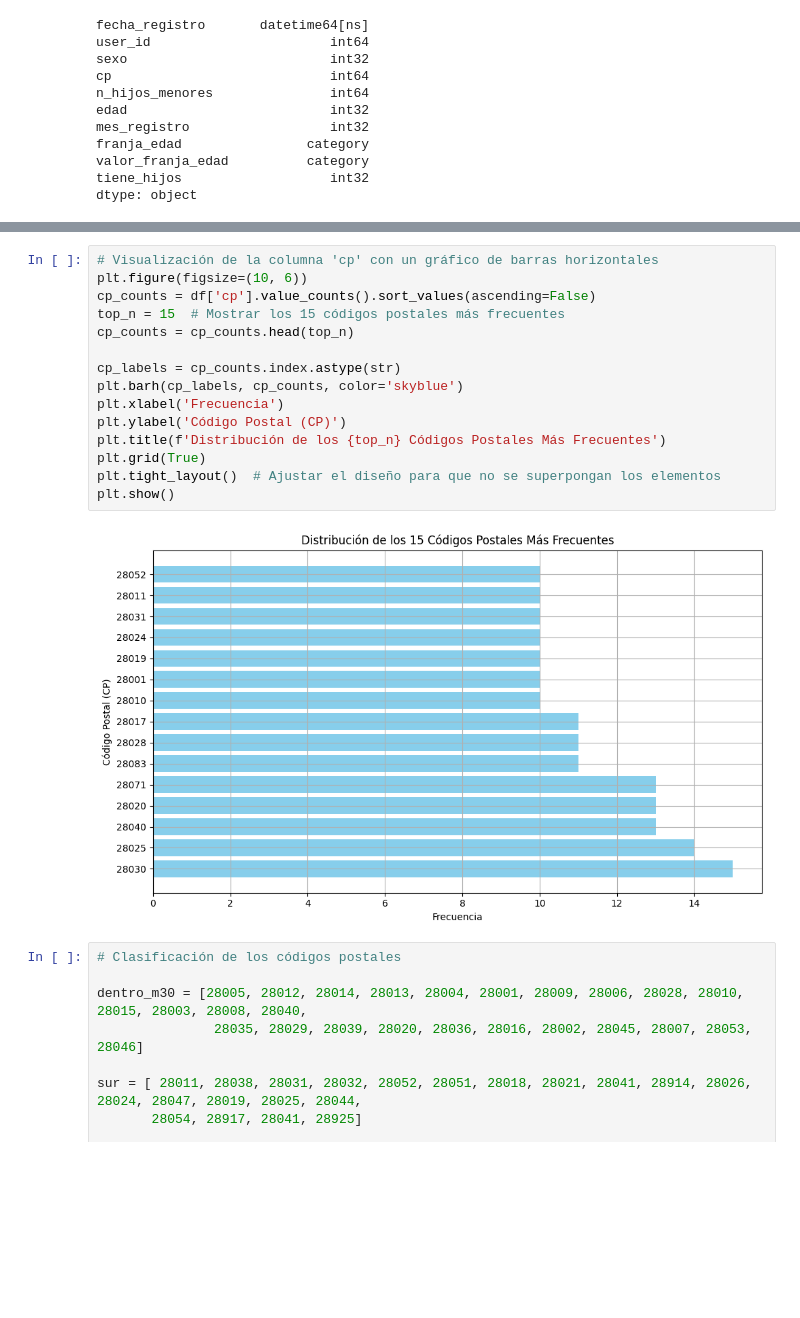
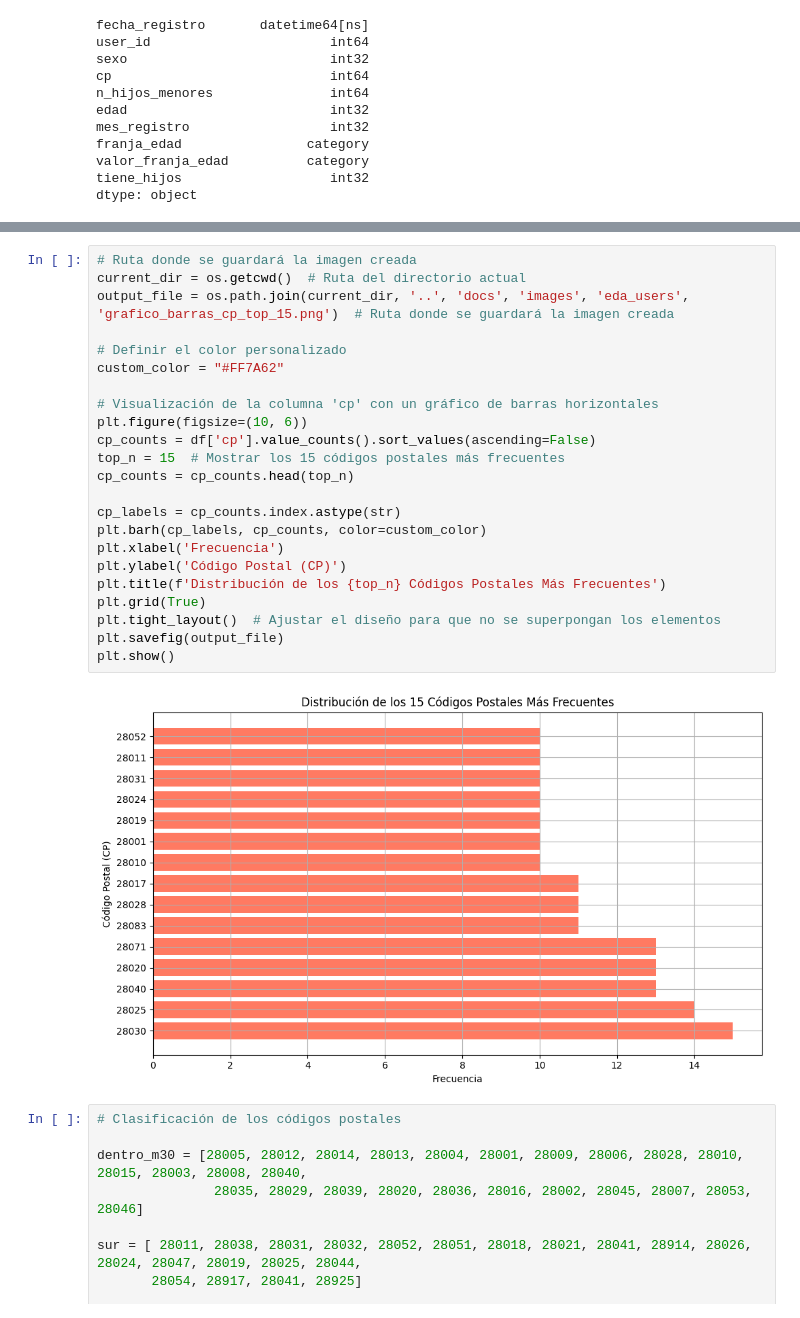
Before and after one commit to AlexCapis/HEATY---Aplicacion-Web-para-Olas-de-Calor, a Jupyter notebook: notebooks/eda_users.ipynb, the cells around one changed output, grey strips where cells are left out. Cells and saved outputs as stored; diff of their text form; blank space fills up the shorter version.

```diff
--- a/notebooks/eda_users.ipynb
+++ b/notebooks/eda_users.ipynb
@@ -848,20 +885,28 @@ plt.show()
 # %%
+# Ruta donde se guardará la imagen creada
+current_dir = os.getcwd()  # Ruta del directorio actual
+output_file = os.path.join(current_dir, '..', 'docs', 'images', 'eda_users', 'grafico_barras_cp_top_15.png')  # Ruta donde se guardará la imagen creada
+
+# Definir el color personalizado
+custom_color = "#FF7A62"
+
 # Visualización de la columna 'cp' con un gráfico de barras horizontales
 plt.figure(figsize=(10, 6))
 cp_counts = df['cp'].value_counts().sort_values(ascending=False)
 top_n = 15  # Mostrar los 15 códigos postales más frecuentes
 cp_counts = cp_counts.head(top_n)
 
 cp_labels = cp_counts.index.astype(str)
-plt.barh(cp_labels, cp_counts, color='skyblue')
+plt.barh(cp_labels, cp_counts, color=custom_color)
 plt.xlabel('Frecuencia')
 plt.ylabel('Código Postal (CP)')
 plt.title(f'Distribución de los {top_n} Códigos Postales Más Frecuentes')
 plt.grid(True)
 plt.tight_layout()  # Ajustar el diseño para que no se superpongan los elementos
+plt.savefig(output_file)
 plt.show()
 # %% [output]
-[figure, old version]
+[figure, new version]
 # %%
 # Clasificación de los códigos postales
 
```
Also changed, not shown: parts of 27 cells of this notebook, 25 other files.
